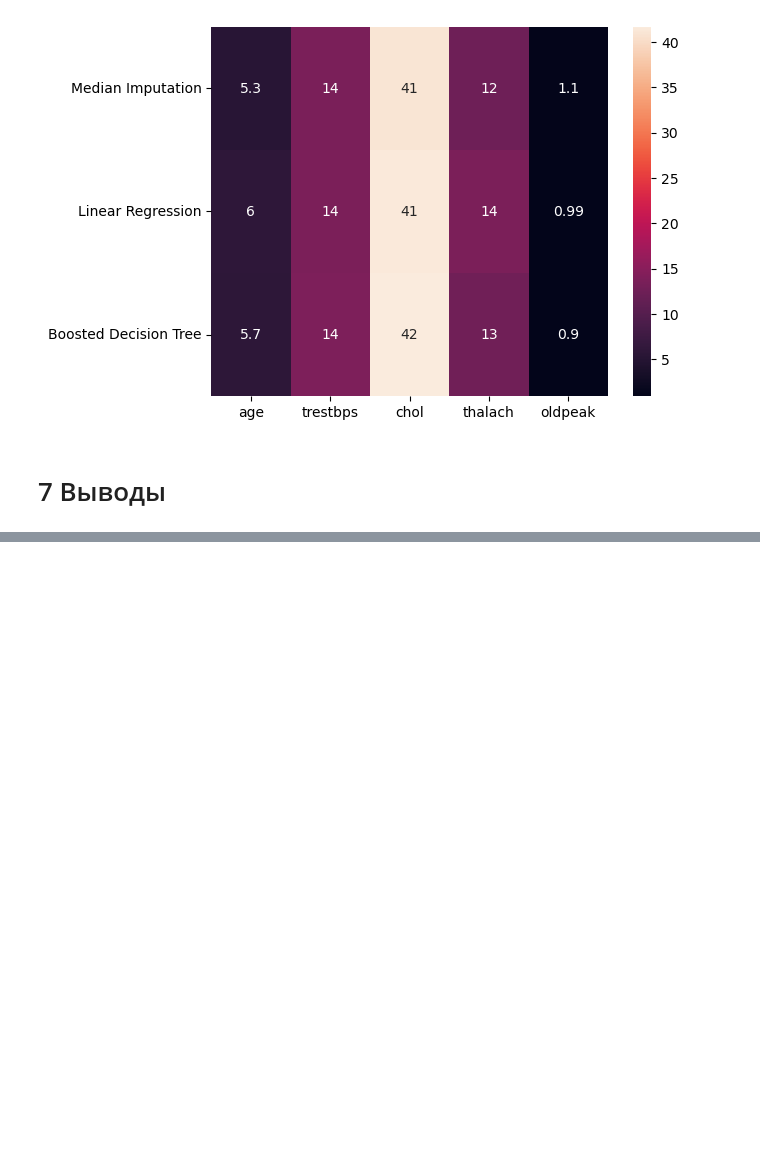
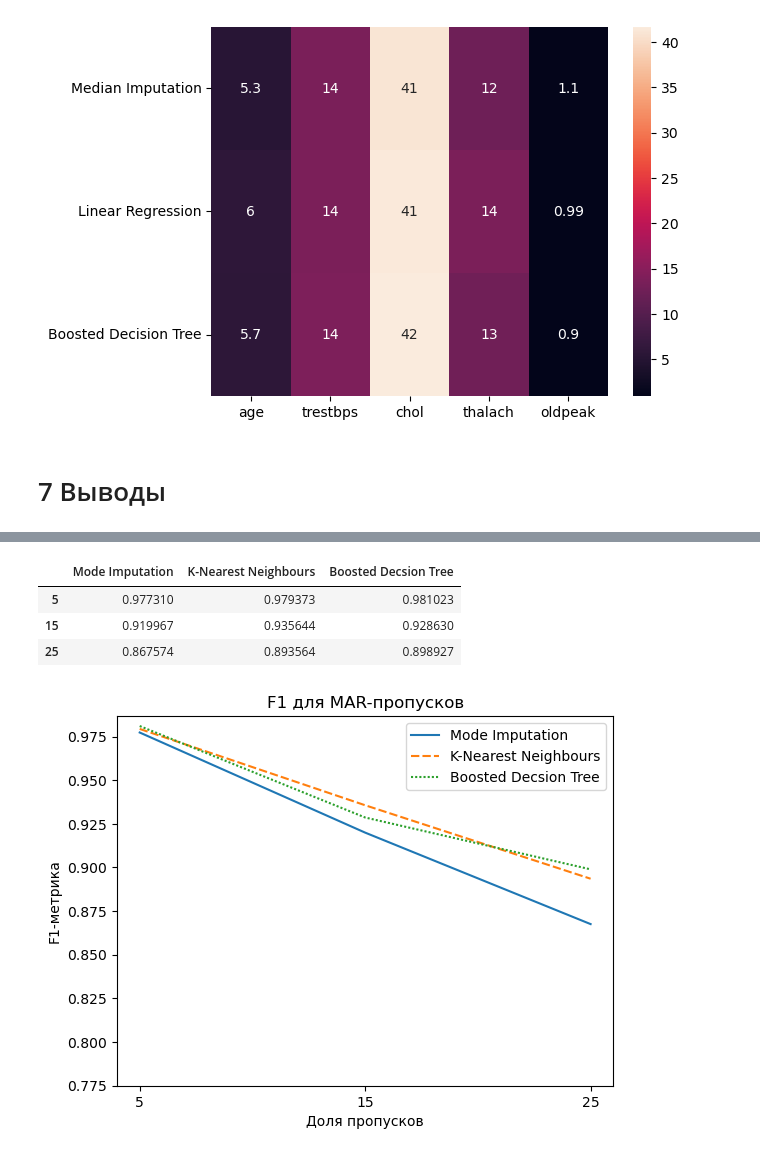
Before and after one commit to ngumbk/grad_missing_imputation, a Jupyter notebook: Research Notebooks/Data_research.ipynb, the cells around one changed output, grey strips where cells are left out. Drawn from its saved outputs; the diff is of its cells as text; code cells hidden in the pictures; blank space fills up the shorter version.

```diff
--- a/Research Notebooks/Data_research.ipynb
+++ b/Research Notebooks/Data_research.ipynb
@@ -1569,0 +1509,25 @@ plt.show(MNAR_cat_graph)
+# %%
+list_of_MAR_cat = list(zip(metrics_MAR5_cat.sum(axis=1) / 8, metrics_MAR15_cat.sum(axis=1) / 8, metrics_MAR25_cat.sum(axis=1) / 8))
+
+MAR_cat_stat = pd.DataFrame(np.array(list_of_MAR_cat).T, columns=[cat_methods_map[i] for i in range(3)], index=[5, 15, 25])
+
+MAR_cat_stat
+# %% [output]
+|  | Mode Imputation | K-Nearest Neighbours | Boosted Decsion Tree |
+| 5 | 0.977310 | 0.979373 | 0.981023 |
+| 15 | 0.919967 | 0.935644 | 0.928630 |
+| 25 | 0.867574 | 0.893564 | 0.898927 |
+# %%
+MAR_cat_graph = sns.lineplot(data=MAR_cat_stat)
+
+# set the ticks first
+MAR_cat_graph.set_xticks(range(5, 26, 10))
+MAR_cat_graph.set_yticks([0.025 * i for i in range(31, 40)]) #0.775 - 1
+
+plt.title("F1 для MAR-пропусков")
+plt.xlabel("Доля пропусков")
+plt.ylabel("F1-метрика")
+
+plt.show(MAR_cat_graph)
+# %% [output]
+[figure, added]
```
Also changed, not shown: parts of 41 cells of this notebook.
